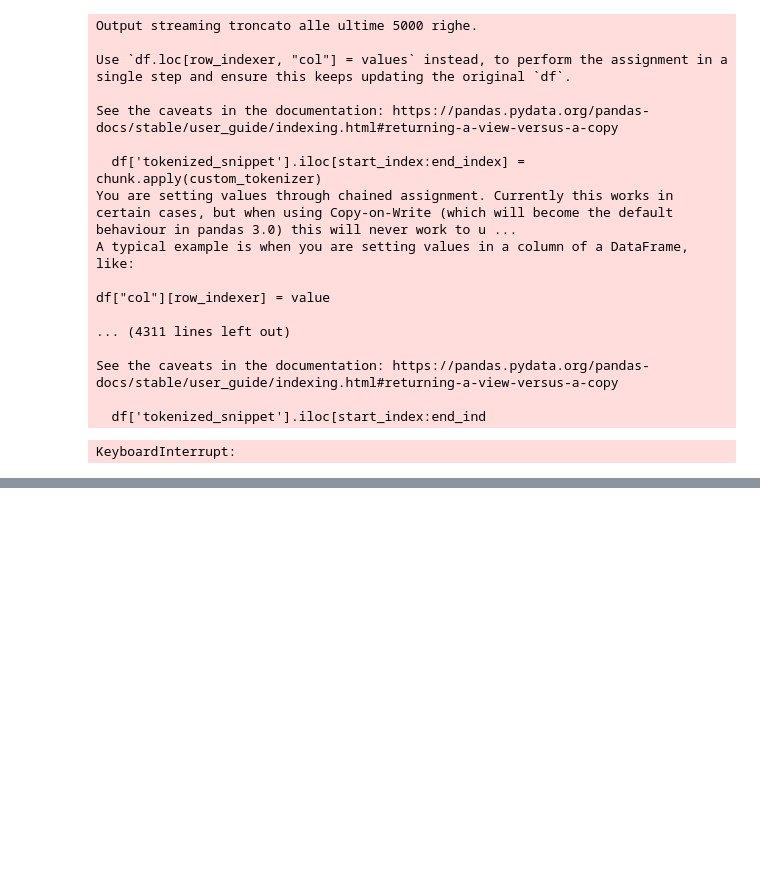
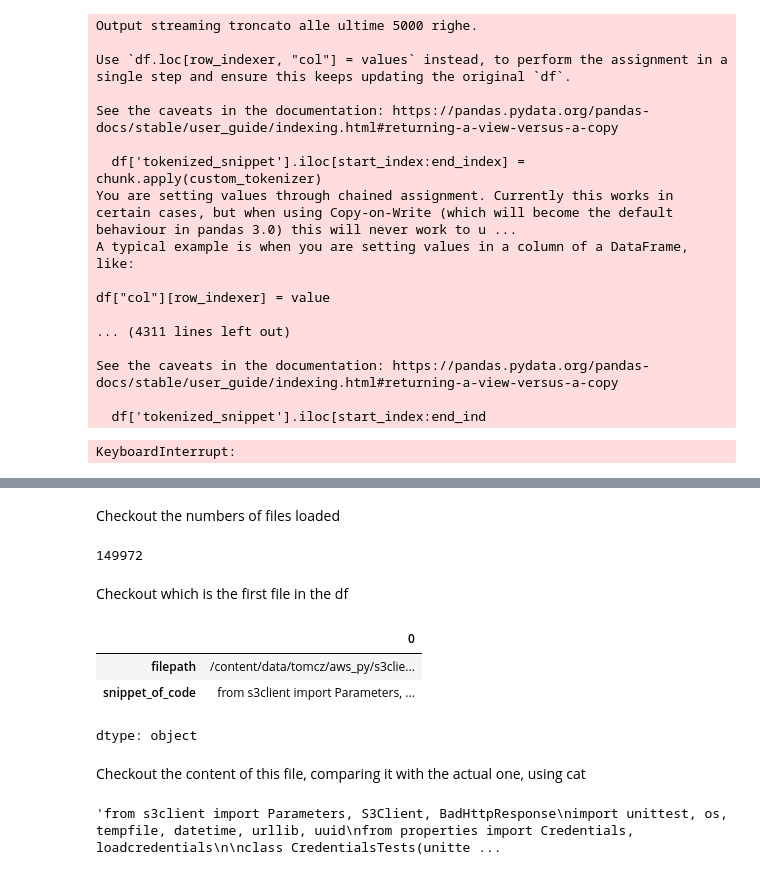
Before and after one commit to LorenzoCorbinelli/MLSA-project, a Jupyter notebook: project.ipynb, the cells around one changed output, grey strips where cells are left out. Saved outputs shown, nothing was run; the diff lists cells and outputs as text; code cells hidden in the pictures; blank space fills up the shorter version.

Commit message:
Loaded the folder with all the python files

```diff
--- a/project.ipynb
+++ b/project.ipynb
@@ -335,0 +400,4 @@ Error: Invalid JSON format in 'subset.json'.
+# %%
+filename = f"sub_file_10k.json"
+df = load_json_to_dataframe(filename)
+df.head(20)
@@ -335,0 +477,20 @@ Error: Invalid JSON format in 'subset.json'.
+# %%
+# prompt: load all the python file recursive in the data folder in a dataframe (one for each row)
+
+import os
+import pandas as pd
+
+def load_python_files(root_dir):
+    """Loads all Python files in a directory recursively into a DataFrame."""
+    all_files = []
+    for dirpath, dirnames, filenames in os.walk(root_dir):
+        for filename in filenames:
+            if filename.endswith(".py"):
+                filepath = os.path.join(dirpath, filename)
+                try:
+                    with open(filepath, 'r') as f:  # Specify UTF-8 encoding
+                        content = f.read()
+                        all_files.append({'filepath': filepath, 'snippet_of_code': content})
+                except Exception as e:
+                    print(f"Error reading file {filepath}: {e}")
+    return pd.DataFrame(all_files)
@@ -335,0 +499,4 @@ Error: Invalid JSON format in 'subset.json'.
+# %%
+# Example usage:
+data_dir = "/content/data"  # Replace with the actual path to your data folder
+df_python_files = load_python_files(data_dir)
@@ -335,0 +521,21 @@ Error: Invalid JSON format in 'subset.json'.
+# %% [markdown]
+Checkout the numbers of files loaded
+# %%
+df_python_files["snippet_of_code"].count()
+# %% [output]
+149972
+# %% [markdown]
+Checkout which is the first file in the df
+# %%
+df_python_files.iloc[0]
+# %% [output]
+|  | 0 |
+| filepath | /content/data/tomcz/aws_py/s3clie... |
+| snippet_of_code | from s3client import Parameters, ... |
+dtype: object
+# %% [markdown]
+Checkout the content of this file, comparing it with the actual one, using cat
+# %%
+df_python_files["snippet_of_code"].iloc[0]
+# %% [output]
+'from s3client import Parameters, S3Client, BadHttpResponse\nimport unittest, os, tempfile, datetime, urllib, uuid\nfrom properties import Credentials, loadcredentials\n\nclass CredentialsTests(unitte ...
```
Also changed, not shown: parts of 18 cells of this notebook.
